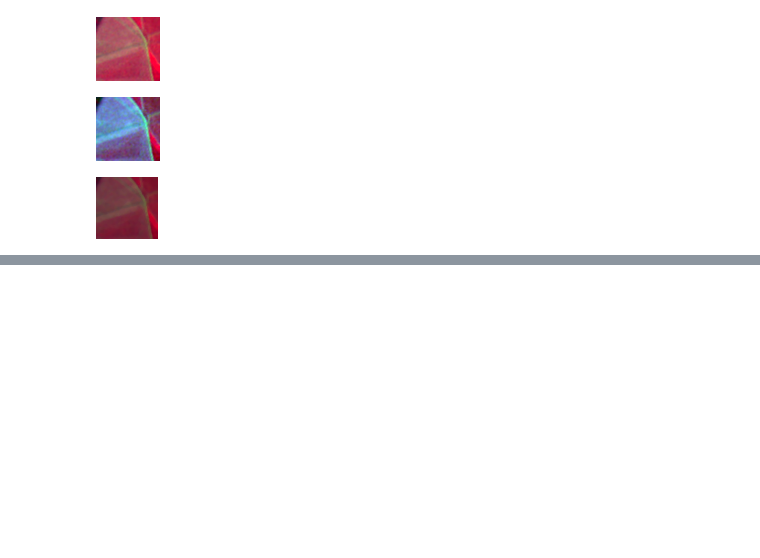
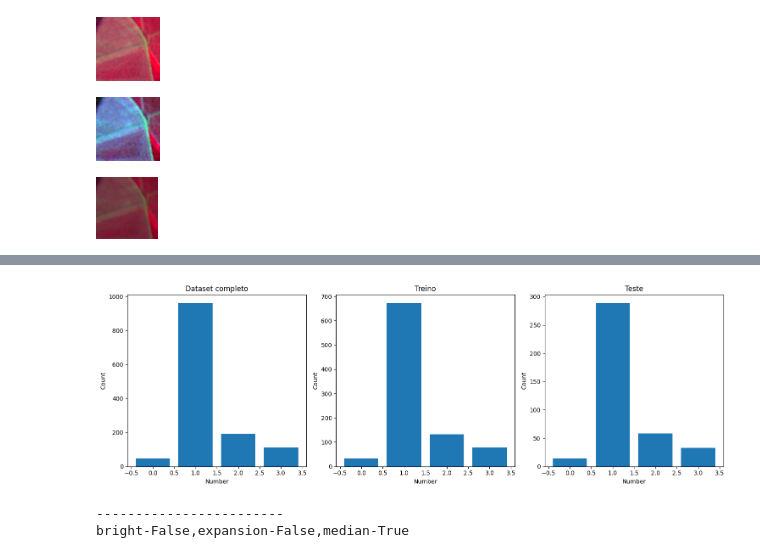
Before and after one commit to humbertonc/cerrado_classifier, a Jupyter notebook: Cópia_de_CerradoSatelliteImages.ipynb, the cells around one changed output, grey strips where cells are left out. Drawn from its saved outputs; the diff is of its cells as text; code cells hidden in the pictures; blank space fills up the shorter version.

```diff
--- a/Cópia_de_CerradoSatelliteImages.ipynb
+++ b/Cópia_de_CerradoSatelliteImages.ipynb
@@ -320,3 +327,50 @@ transform = transforms.Compose([
 ])
 
 #train_dataset = CustomDataset(image_datasets[7],dataset['train']['label'],transform)
+# %%
+import numpy as np
+import matplotlib.pyplot as plt
+from collections import Counter
+
+# Function to count the occurrences of each unique number in an array
+def count_occurrences(arr):
+    return dict(Counter(arr))
+
+# Count occurrences for each array
+counts1 = count_occurrences(dataset['train']['label'])
+counts2 = count_occurrences(y_train)
+counts3 = count_occurrences(y_test)
+
+# Sort the counts by the number
+sorted_counts1 = dict(sorted(counts1.items()))
+sorted_counts2 = dict(sorted(counts2.items()))
+sorted_counts3 = dict(sorted(counts3.items()))
+
+# Plotting bar graphs
+fig, axs = plt.subplots(1, 3, figsize=(15, 5))  # 1 row, 3 columns for subplots
+
+# Plot for array 1
+axs[0].bar(sorted_counts1.keys(), sorted_counts1.values())
+axs[0].set_title('Dataset completo')
+axs[0].set_xlabel('Number')
+axs[0].set_ylabel('Count')
+
+# Plot for array 2
+axs[1].bar(sorted_counts2.keys(), sorted_counts2.values())
+axs[1].set_title('Treino')
+axs[1].set_xlabel('Number')
+axs[1].set_ylabel('Count')
+
+# Plot for array 3
+axs[2].bar(sorted_counts3.keys(), sorted_counts3.values())
+axs[2].set_title('Teste')
+axs[2].set_xlabel('Number')
+axs[2].set_ylabel('Count')
+
+# Adjust the subplot layout
+plt.tight_layout()
+
+# Show all plots
+plt.show()
+# %% [output]
+[figure, added]
@@ -323,10 +431,9 @@ transform = transforms.Compose([
 # %%
-for i in range(8):
+for i in range(6,8):
 
-    x_train, x_test, y_train, y_test = train_test_split(image_datasets[i], dataset['train']['label'], test_size=0.3, random_state=42)
+    x_train, x_test, y_train, y_test = train_test_split(image_datasets[i], dataset['train']['label'], test_size=0.3, random_state=42, stratify=dataset['train']['label'])
     train_dataset = {'image': x_train, 'label': y_train}
     test_dataset = {'image': x_test, 'label': y_test}
-
     train_dataset = data_augmentation(train_dataset)
 
     train_dataset_torched = CustomDataset(train_dataset['image'],train_dataset['label'],transform)
@@ -350,16 +457,12 @@ for i in range(8):
     device = torch.device("cuda:0" if torch.cuda.is_available() else "cpu")
     model.to(device)
 
-    # Loss and optimizer
-    criterion = nn.CrossEntropyLoss()
-    optimizer = optim.Adam(model.parameters(), lr=0.001)
-
-    # Learning rate scheduler (optional)
-    scheduler = optim.lr_scheduler.StepLR(optimizer, step_size=7, gamma=0.1)
-
-    num_epochs = 10  # Number of epochs for training
+    num_epochs = 20  # Number of epochs for training
 
     print('------------------------')
     print(dataset_names[i])
-    finetune_model(train_loader, test_loader, num_epochs)
+    finetune_model(model, train_loader, val_loader, num_epochs, device)
     print('------------------------')
+# %% [output]
+------------------------
+bright-False,expansion-False,median-True
```
Also changed, not shown: parts of 4 cells of this notebook.
